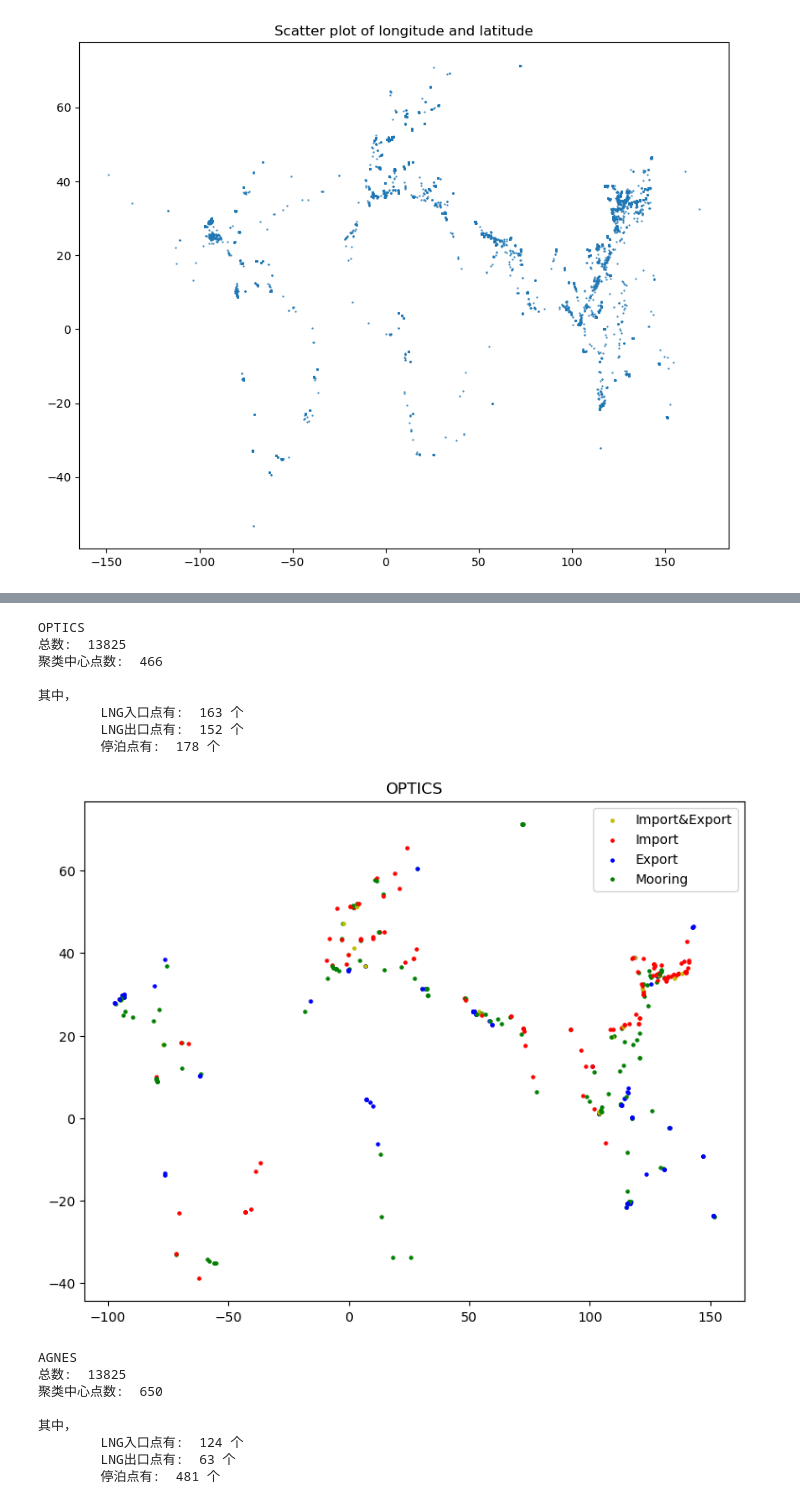
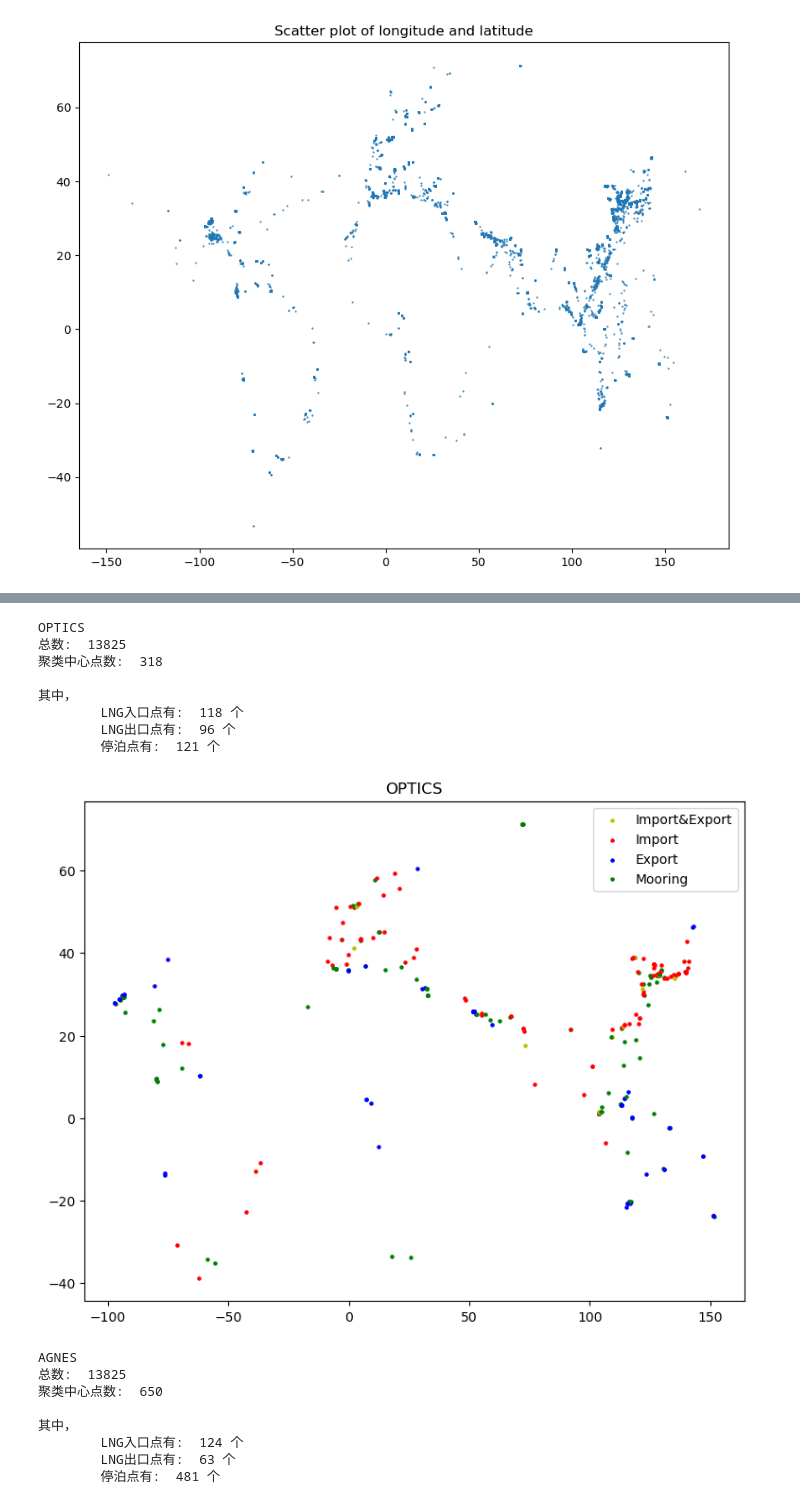
Before and after one commit to Looong01/LNG-Site-Clustering-Experiment, a Jupyter notebook: Run.ipynb, the cells around one changed output, grey strips where cells are left out. Saved outputs shown, nothing was run; the diff lists cells and outputs as text; code cells hidden in the pictures.

```diff
--- a/Run.ipynb
+++ b/Run.ipynb
@@ -128,26 +119,26 @@ DBSCAN
 # %%
 #使用OPTICS算法聚合数据
-clustering_optics = OPTICS(min_samples=10).fit(coord)
+clustering_optics = OPTICS(min_samples=15).fit(coord)
 dic = results_process(clustering_optics, data, "OPTICS", filename="lng_results_list(OPTICS).json")
 
 print("OPTICS")
 print("总数: ", len(clustering_optics.labels_))
 print("聚类中心点数: ", len(set(clustering_optics.labels_)) - (1 if -1 in clustering_optics.labels_ else 0))
 print()
 print("其中，")
 print("\tLNG入口点有: ", len(dic["import"]), "个")
 print("\tLNG出口点有: ", len(dic["export"]), "个")
 print("\t停泊点有: ", len(dic["mooring"]), "个")
 # %% [output]
 OPTICS
 总数:  13825
-聚类中心点数:  466
+聚类中心点数:  318
 
 其中，
-        LNG入口点有:  163 个
-        LNG出口点有:  152 个
-        停泊点有:  178 个
+        LNG入口点有:  118 个
+        LNG出口点有:  96 个
+        停泊点有:  121 个
-[figure, old version]
+[figure, new version]
 # %%
 #使用AGNES算法聚合数据
 clustering_agnes = AgglomerativeClustering(n_clusters=650).fit(coord)
```
Also changed, not shown: parts of 5 cells of this notebook, 1 other file.
